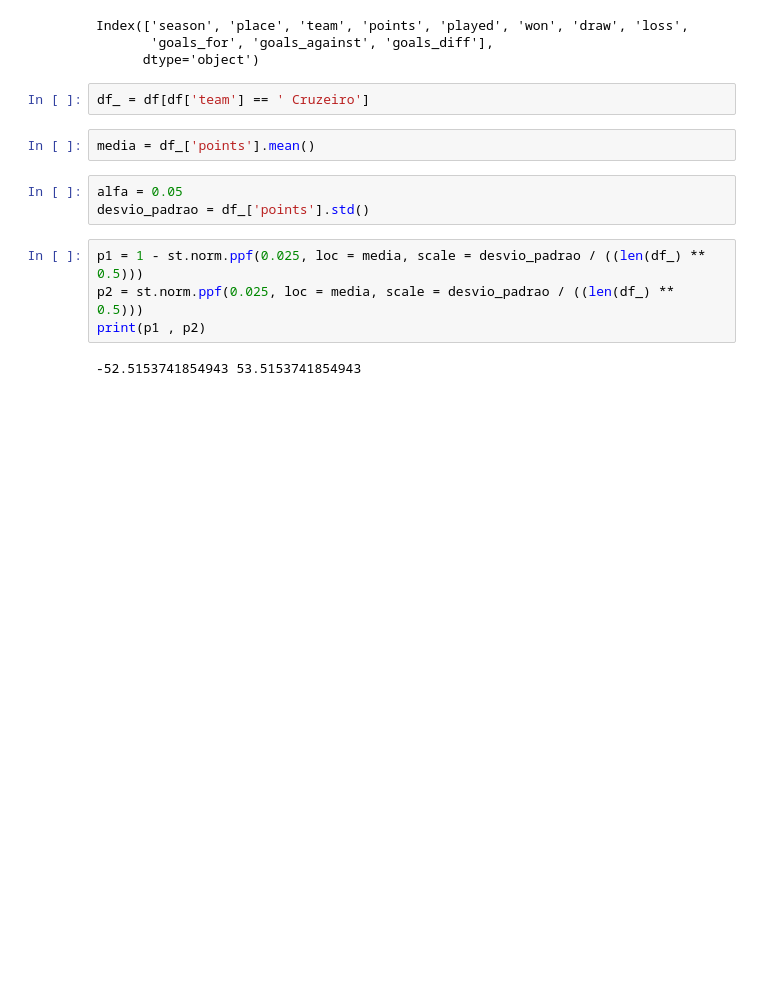
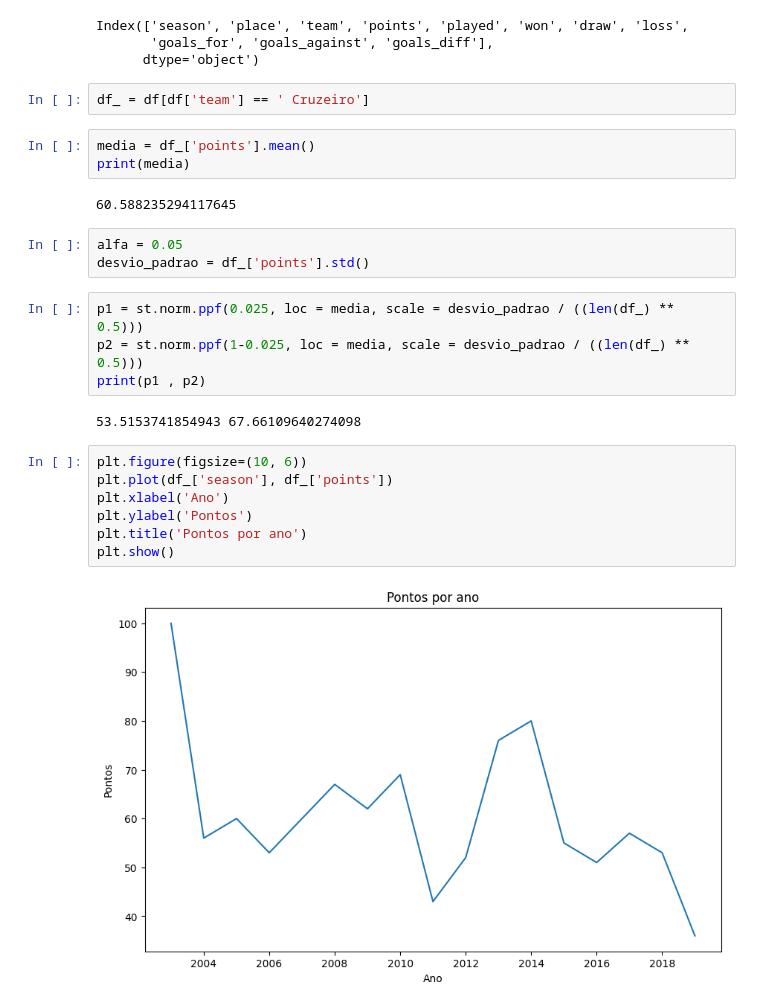
Before and after one commit to henriquetg1/aps5-cdados, a Jupyter notebook: aps5.ipynb, the cells around one changed output. Drawn from its saved outputs; the diff is of its cells as text; blank space fills up the shorter version.

```diff
--- a/aps5.ipynb
+++ b/aps5.ipynb
@@ -26,12 +28,24 @@ Index(['season', 'place', 'team', 'points', 'played', 'won', 'draw', 'loss',
 df_ = df[df['team'] == ' Cruzeiro']
 # %%
 media = df_['points'].mean()
+print(media)
+# %% [output]
+60.588235294117645
 # %%
 alfa = 0.05
 desvio_padrao = df_['points'].std()
 # %%
-p1 = 1 - st.norm.ppf(0.025, loc = media, scale = desvio_padrao / ((len(df_) ** 0.5)))
-p2 = st.norm.ppf(0.025, loc = media, scale = desvio_padrao / ((len(df_) ** 0.5)))
+p1 = st.norm.ppf(0.025, loc = media, scale = desvio_padrao / ((len(df_) ** 0.5)))
+p2 = st.norm.ppf(1-0.025, loc = media, scale = desvio_padrao / ((len(df_) ** 0.5)))
 print(p1 , p2)
 # %% [output]
--52.5153741854943 53.5153741854943
+53.5153741854943 67.66109640274098
+# %%
+plt.figure(figsize=(10, 6))
+plt.plot(df_['season'], df_['points'])
+plt.xlabel('Ano')
+plt.ylabel('Pontos')
+plt.title('Pontos por ano')
+plt.show()
+# %% [output]
+[figure, added]
```
Also changed, not shown: parts of 2 cells of this notebook.
